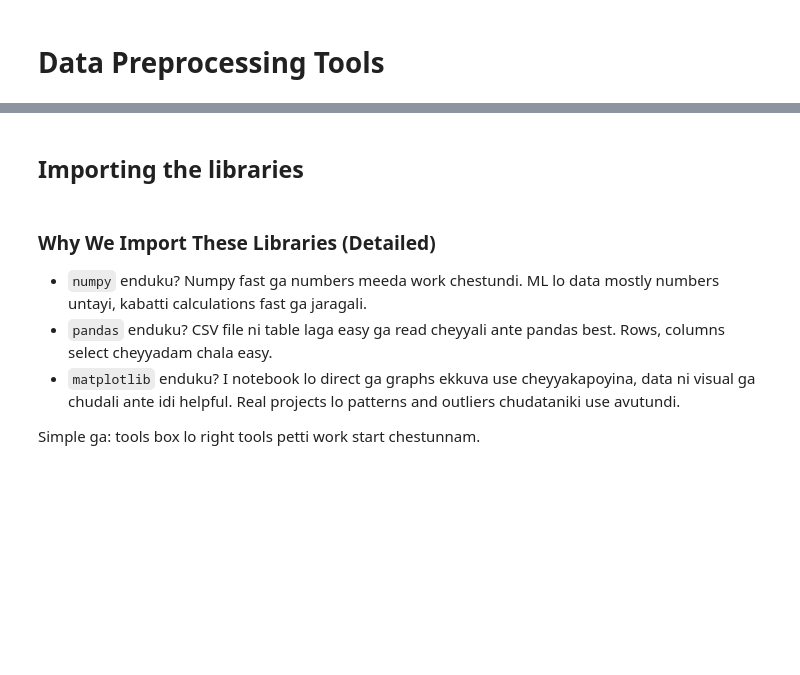
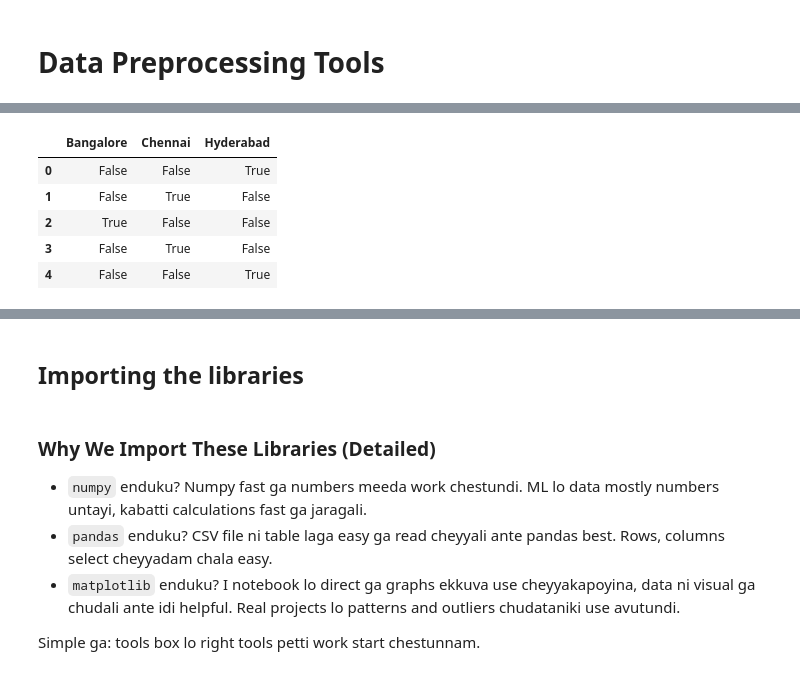
Before and after one commit to saikumarreddyk510-byte/AILearnings, a Jupyter notebook: ML/dataPreprocessing/data_preprocessing_tools.ipynb, the cells around one changed output, grey strips where cells are left out. Saved outputs shown, nothing was run; the diff lists cells and outputs as text; code cells hidden in the pictures; blank space fills up the shorter version.

```diff
--- a/ML/dataPreprocessing/data_preprocessing_tools.ipynb
+++ b/ML/dataPreprocessing/data_preprocessing_tools.ipynb
@@ -2,0 +1131,10 @@
+# %%
+city_encoded = pd.get_dummies(df['City'])
+city_encoded
+# %% [output]
+|  | Bangalore | Chennai | Hyderabad |
+| 0 | False | False | True |
+| 1 | False | True | False |
+| 2 | True | False | False |
+| 3 | False | True | False |
+| 4 | False | False | True |
```
Also changed, not shown: parts of 91 cells of this notebook.
